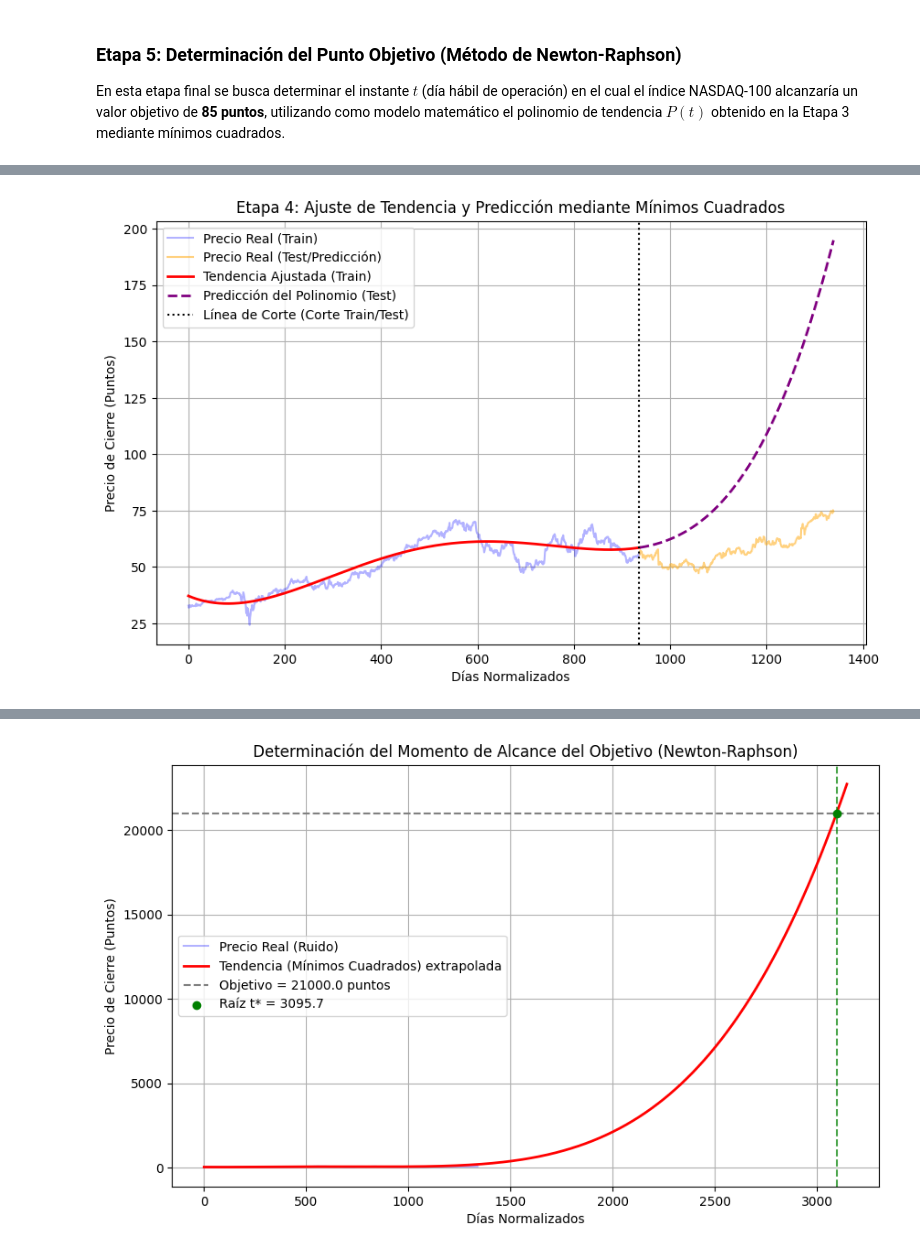
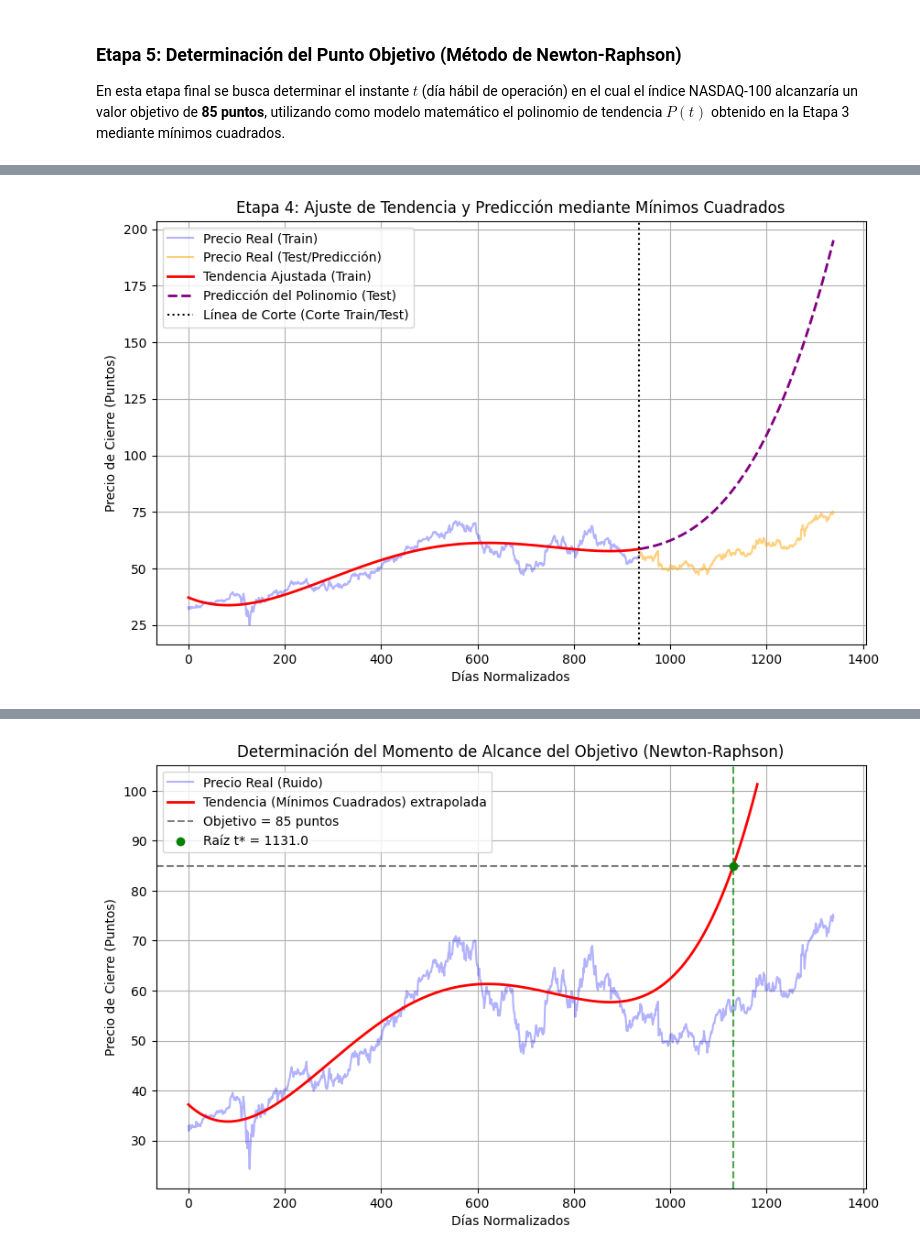
Before and after one commit to JhosuaS/Grupo-4-Finanzas, a Jupyter notebook: CODIGO/VERSION3/ProyectoMetodosNumericos.ipynb, the cells around one changed output, grey strips where cells are left out. Drawn from its saved outputs; the diff is of its cells as text; code cells hidden in the pictures.

```diff
--- a/CODIGO/VERSION3/ProyectoMetodosNumericos.ipynb
+++ b/CODIGO/VERSION3/ProyectoMetodosNumericos.ipynb
@@ -282,32 +265,34 @@ def visualizar_proyeccion(t_real, y_real, coeficientes, objetivo, t_raiz):
     plt.show()
 # %%
 if __name__ == "__main__":
-    print("=================================================================")
-    print("       INICIANDO SISTEMA DE ANÁLISIS Y PREDICCIÓN FINANCIERA      ")
-    print("=================================================================\n")
+    # 1. Preparación de datos
+    t_full_dataset, y_full_dataset, df_analisis_full = tratamiento_datos('/content/NASDAQ100.csv')
 
-    # 1. Etapa 1: Tratamiento de Datos
-    # Nota: Asegúrate de que tu función 'tratamiento_datos' retorne (t, y, df_analisis)
-    t_real, y_real, df_analisis = tratamiento_datos('/content/NASDAQ100.csv')
-    fecha_inicio = df_analisis['Date'].iloc[0]
+    # Manejar el caso en que el tratamiento de datos falle
+    if t_full_dataset is None:
+        print("El tratamiento de datos falló, saliendo.")
+        exit()
 
-    # 2. Etapa 2: División del Dataset (Train / Test Split)
-    # Selecciona la proporción deseada de datos de entrenamiento (por ejemplo, 0.80 para un 80/20)
-    proporcion_train = 0.80
-    t_train, y_train, t_test, y_test = dividir_dataset(t_real, y_real, df_analisis)
+    # 2. División del dataset (Train/Test)
+    t_train, y_train, t_test, y_test = dividir_dataset(t_full_dataset, y_full_dataset, df_analisis_full)
 
-    # 3. Etapa 3: Suavizado con Splines (Se entrena estrictamente con los datos de Train)
-    t_spline, y_spline = splines(t_train, y_train, t_test, y_test)
+    # 3. Suavizado con splines
+    # La función splines toma t_train, y_train, t_test, y_test
+    # y devuelve puntos densos del spline para el rango de entrenamiento (t_spline_dense, y_spline_dense).
+    # También grafica los datos crudos de train/test y el spline.
+    t_spline_dense, y_spline_dense = splines(t_train, y_train, t_test, y_test)
 
-    # 4. Etapa 4: Mínimos Cuadrados (Cálculo del polinomio de tendencia con los datos de Train)
-    coefs, r_cuadrado = minimos_cuadrados(t_train, y_train, t_test, y_test, grado=4)
+    # 4. Mínimos cuadrados
+    # El polinomio se ajusta a la curva suavizada del spline (t_spline_dense, y_spline_dense)
+    # pero también necesita los t_test y y_test originales para comparación y graficación.
+    coefs, r_cuadrado = minimos_cuadrados(t_spline_dense, y_spline_dense, t_test, y_test, grado=4)
 
-    # 5. Etapa 5: Preparación para Newton - Raphson (Predicción de Punto Objetivo)
-    # NOTA: Ajusta el 'punto_objetivo' al rango de precios real de tu activo (ej. NASDAQ ronda los 15000-20000)
-    punto_objetivo = 21000.0
-    t_max_datos = t_real.max()
+    # 5. Preparación para Newton - Raphson
+    punto_objetivo = 85
+    # Usar el máximo de la serie de tiempo original completa como punto de partida para la exploración.
+    t_max_datos = t_full_dataset.max()
 
-    # 6. Búsqueda de un intervalo con cambio de signo (acota la semilla t0 en el futuro)
+    # 6. Búsqueda de un intervalo con cambio de signo (acota la semilla t0)
     t_exploracion = np.linspace(t_max_datos, t_max_datos + 1500, 3000)
     valores_g = sum(coefs[i] * t_exploracion**i for i in range(len(coefs))) - punto_objetivo
 
@@ -318,7 +303,7 @@ if __name__ == "__main__":
         print(f"\nCambio de signo detectado cerca de t = {t0:.2f}. Se usa como semilla inicial.")
     else:
         t0 = t_max_datos
-        print("\nNo se detectó cambio de signo futuro; se usa el último día histórico como semilla.")
+        print("\nNo se detectó cambio de signo; se usa el último día como semilla.")
 
     # 7. Ejecución del método de Newton-Raphson
     t_raiz, historial = newton_raphson(coefs, punto_objetivo, t0)
@@ -326,20 +311,20 @@ if __name__ == "__main__":
     # 8. Tabla de iteraciones
     print("\n--- ITERACIONES DEL MÉTODO DE NEWTON-RAPHSON ---")
     print(f"{'Iter':<6}{'t_n':<15}{'f(t_n)':<15}{'t_n+1':<15}{'Error':<12}")
-    print("-" * 65)
     for it in historial:
         print(f"{it[0]:<6}{it[1]:<15.6f}{it[2]:<15.6f}{it[3]:<15.6f}{it[4]:<12.2e}")
 
-    print(f"\nRaíz encontrada (instante temporal estimado): t* = {t_raiz:.4f} días hábiles")
+    print(f"\nRaíz encontrada: t* = {t_raiz:.4f} días hábiles")
 
     # Comprobación de la raíz (P(t*))
     valor_comprobacion = sum(coefs[i] * t_raiz**i for i in range(len(coefs)))
     print(f"Verificación: P(t*) = {valor_comprobacion:.4f} (objetivo = {punto_objetivo})")
 
-    # 9. Conversión del resultado (t) a una fecha calendario real
-    fecha_estimada = fecha_inicio + pd.offsets.BDay(round(t_raiz))
-    print(f"\nFecha estimada en la que el índice alcanzaría los {punto_objetivo} puntos: {fecha_estimada.date()}")
+    # 9. Conversión del resultado (t) a una fecha calendario
+    primer_dia_dataset = df_analisis_full['Date'].iloc[0]
+    fecha_estimada = primer_dia_dataset + pd.offsets.BDay(round(t_raiz))
+    print(f"\nFecha estimada en la que el índice superaría los {punto_objetivo} puntos: {fecha_estimada.date()}")
 
-    # 10. Visualización Final (Proyección de datos reales, entrenamiento, prueba y polinomio)
-    visualizar_proyeccion(t_real, y_real, coefs, punto_objetivo, t_raiz)
+    # 10. Visualización
+    visualizar_proyeccion(t_full_dataset, y_full_dataset, coefs, punto_objetivo, t_raiz)
 # %% [output]
@@ -382 +369 @@ Fecha estimada en la que el índice alcanzaría los 21000.0 puntos: 2031-08-13
-[figure, old version]
+[figure, new version]
```
Also changed, not shown: parts of 2 cells of this notebook.
